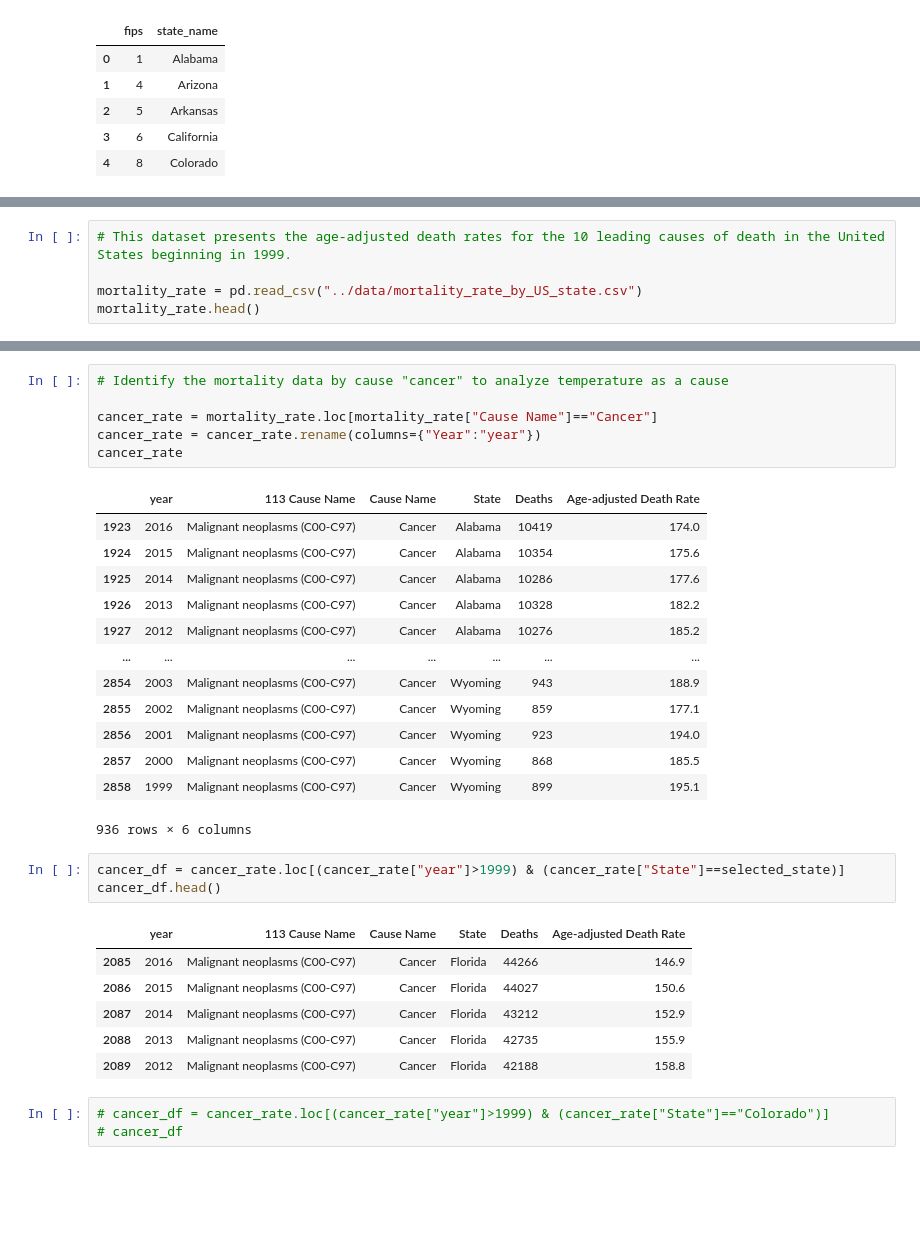
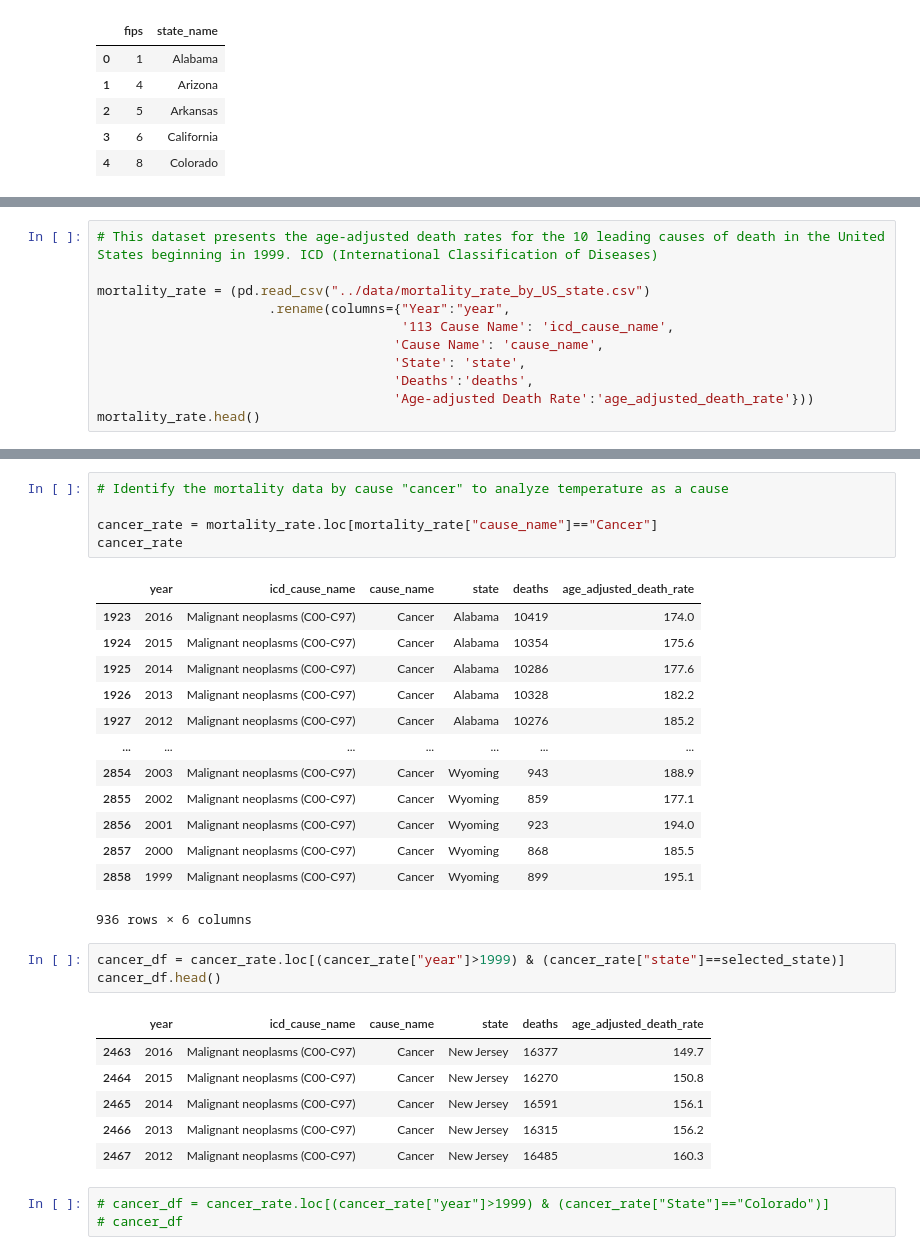
Before and after one commit to skesamsetty/Analysis-on-Mortality-Rate-with-Cause-a-as-Cancer-due-to-Climate-Changes, a Jupyter notebook: notebooks/data_analyzer.ipynb, the cells around one changed output, grey strips where cells are left out. Cells and saved outputs as stored; diff of their text form; blank space fills up the shorter version.

```diff
--- a/notebooks/data_analyzer.ipynb
+++ b/notebooks/data_analyzer.ipynb
@@ -47,6 +47,12 @@ Sorry. At the moment, We are not able to track weather data for the states Hawai
 # %%
-# This dataset presents the age-adjusted death rates for the 10 leading causes of death in the United States beginning in 1999.
+# This dataset presents the age-adjusted death rates for the 10 leading causes of death in the United States beginning in 1999. ICD (International Classification of Diseases)
 
-mortality_rate = pd.read_csv("../data/mortality_rate_by_US_state.csv")
+mortality_rate = (pd.read_csv("../data/mortality_rate_by_US_state.csv")
+                      .rename(columns={"Year":"year",
+                                       '113 Cause Name': 'icd_cause_name',
+                                      'Cause Name': 'cause_name',
+                                      'State': 'state',
+                                      'Deaths':'deaths',
+                                      'Age-adjusted Death Rate':'age_adjusted_death_rate'}))
 mortality_rate.head()
 # %% [output]
@@ -71,11 +80,10 @@ climate_change_raw.head()
 # %%
 # Identify the mortality data by cause "cancer" to analyze temperature as a cause
 
-cancer_rate = mortality_rate.loc[mortality_rate["Cause Name"]=="Cancer"]
-cancer_rate = cancer_rate.rename(columns={"Year":"year"})
+cancer_rate = mortality_rate.loc[mortality_rate["cause_name"]=="Cancer"]
 cancer_rate
 # %% [output]
-|  | year | 113 Cause Name | Cause Name | State | Deaths | Age-adjusted Death Rate |
+|  | year | icd_cause_name | cause_name | state | deaths | age_adjusted_death_rate |
 | 1923 | 2016 | Malignant neoplasms (C00-C97) | Cancer | Alabama | 10419 | 174.0 |
 | 1924 | 2015 | Malignant neoplasms (C00-C97) | Cancer | Alabama | 10354 | 175.6 |
 | 1925 | 2014 | Malignant neoplasms (C00-C97) | Cancer | Alabama | 10286 | 177.6 |
@@ -89,15 +97,15 @@ cancer_rate
 | 2858 | 1999 | Malignant neoplasms (C00-C97) | Cancer | Wyoming | 899 | 195.1 |
 936 rows × 6 columns
 # %%
-cancer_df = cancer_rate.loc[(cancer_rate["year"]>1999) & (cancer_rate["State"]==selected_state)]
+cancer_df = cancer_rate.loc[(cancer_rate["year"]>1999) & (cancer_rate["state"]==selected_state)]
 cancer_df.head()
 # %% [output]
-|  | year | 113 Cause Name | Cause Name | State | Deaths | Age-adjusted Death Rate |
-| 2085 | 2016 | Malignant neoplasms (C00-C97) | Cancer | Florida | 44266 | 146.9 |
-| 2086 | 2015 | Malignant neoplasms (C00-C97) | Cancer | Florida | 44027 | 150.6 |
-| 2087 | 2014 | Malignant neoplasms (C00-C97) | Cancer | Florida | 43212 | 152.9 |
-| 2088 | 2013 | Malignant neoplasms (C00-C97) | Cancer | Florida | 42735 | 155.9 |
-| 2089 | 2012 | Malignant neoplasms (C00-C97) | Cancer | Florida | 42188 | 158.8 |
+|  | year | icd_cause_name | cause_name | state | deaths | age_adjusted_death_rate |
+| 2463 | 2016 | Malignant neoplasms (C00-C97) | Cancer | New Jersey | 16377 | 149.7 |
+| 2464 | 2015 | Malignant neoplasms (C00-C97) | Cancer | New Jersey | 16270 | 150.8 |
+| 2465 | 2014 | Malignant neoplasms (C00-C97) | Cancer | New Jersey | 16591 | 156.1 |
+| 2466 | 2013 | Malignant neoplasms (C00-C97) | Cancer | New Jersey | 16315 | 156.2 |
+| 2467 | 2012 | Malignant neoplasms (C00-C97) | Cancer | New Jersey | 16485 | 160.3 |
 # %%
 # cancer_df = cancer_rate.loc[(cancer_rate["year"]>1999) & (cancer_rate["State"]=="Colorado")]
 # cancer_df
```
Also changed, not shown: parts of 5 cells of this notebook, 1 other file.
